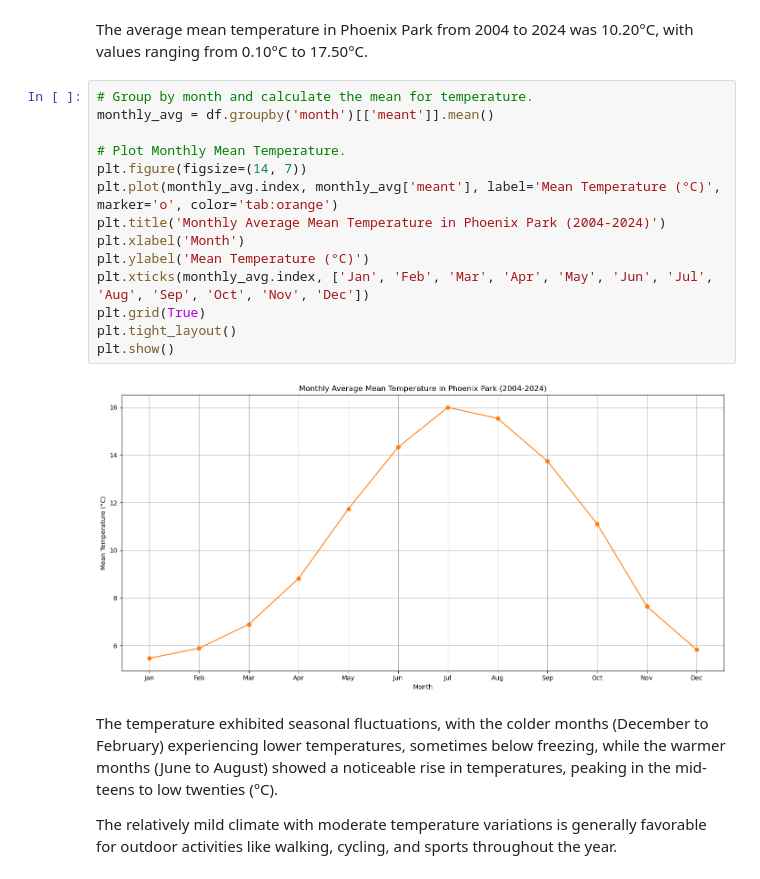
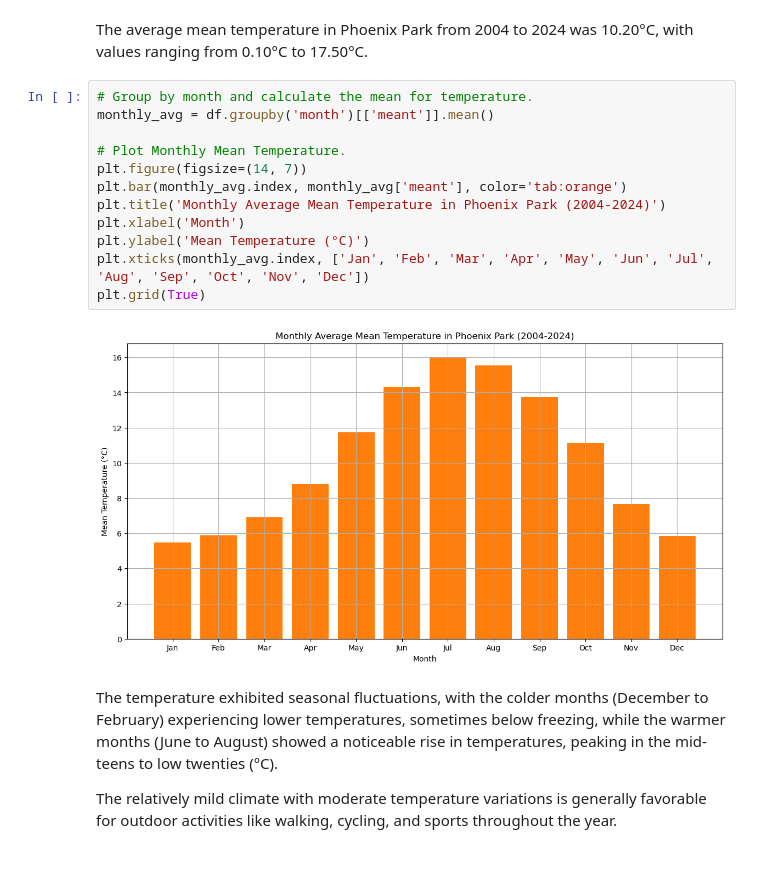
Before and after one commit to RodrigoDMU/programming-for-data-analytics, a Jupyter notebook: project/project.ipynb, the cells around one changed output. Cells and saved outputs as stored; diff of their text form.

```diff
--- a/project/project.ipynb
+++ b/project/project.ipynb
@@ -243,19 +243,17 @@ The average mean temperature in Phoenix Park from 2004 to 2024 was 10.20°C, wit
 # %%
 # Group by month and calculate the mean for temperature.
 monthly_avg = df.groupby('month')[['meant']].mean()
 
 # Plot Monthly Mean Temperature.
 plt.figure(figsize=(14, 7))
-plt.plot(monthly_avg.index, monthly_avg['meant'], label='Mean Temperature (°C)', marker='o', color='tab:orange')
+plt.bar(monthly_avg.index, monthly_avg['meant'], color='tab:orange')
 plt.title('Monthly Average Mean Temperature in Phoenix Park (2004-2024)')
 plt.xlabel('Month')
 plt.ylabel('Mean Temperature (°C)')
 plt.xticks(monthly_avg.index, ['Jan', 'Feb', 'Mar', 'Apr', 'May', 'Jun', 'Jul', 'Aug', 'Sep', 'Oct', 'Nov', 'Dec'])
 plt.grid(True)
-plt.tight_layout()
-plt.show()
 # %% [output]
-[figure, old version]
+[figure, new version]
 # %% [markdown]
 The temperature exhibited seasonal fluctuations, with the colder months (December to February) experiencing lower temperatures, sometimes below freezing, while the warmer months (June to August) showed a noticeable rise in temperatures, peaking in the mid-teens to low twenties (°C).
 
```
Also changed, not shown: parts of 4 cells of this notebook.
